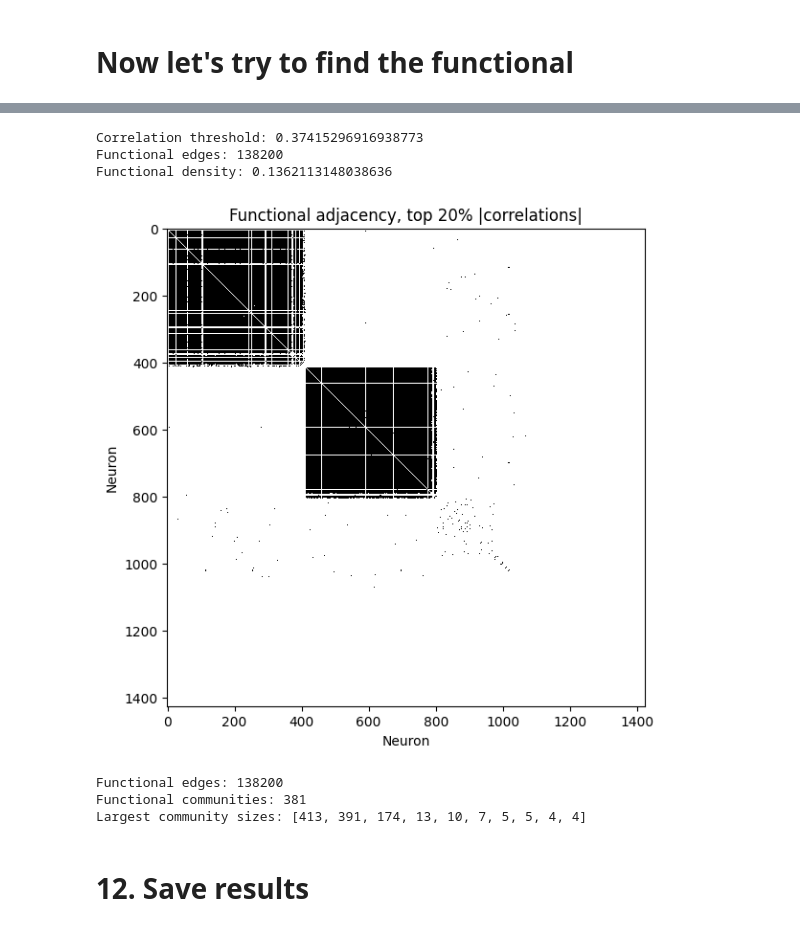
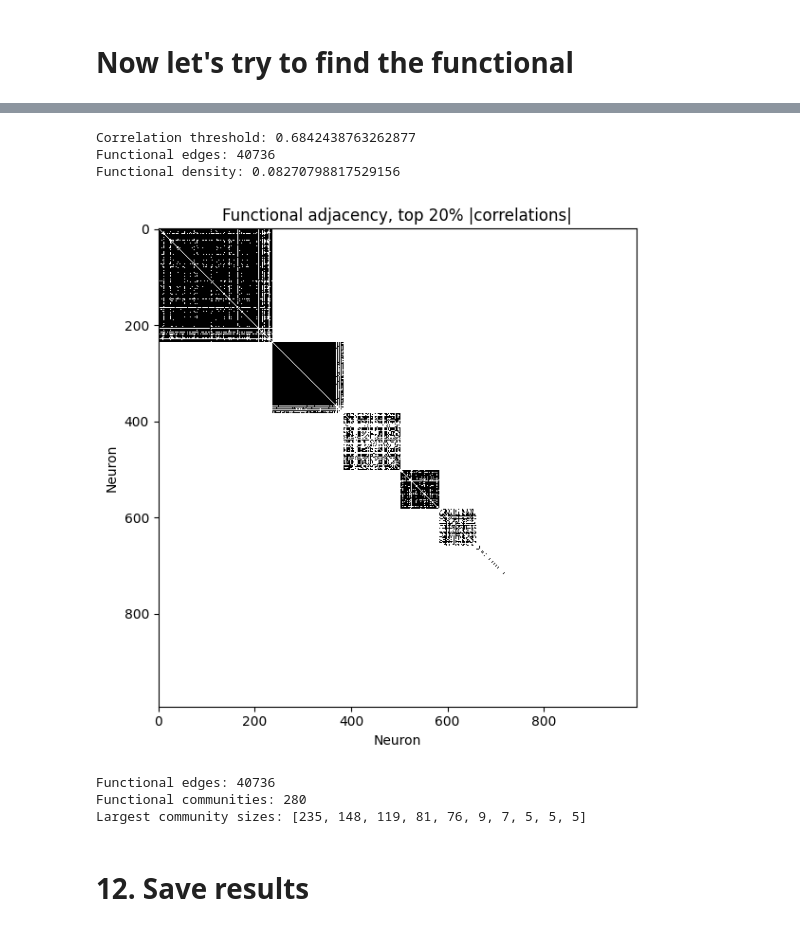
Before and after one commit to polmasipff/Neuroscience-Damage-in-Aggregated-Networks, a Jupyter notebook: simple_aggregated_network_damage_study.ipynb, the cells around one changed output, grey strips where cells are left out. Saved outputs shown, nothing was run; the diff lists cells and outputs as text; code cells hidden in the pictures.

```diff
--- a/simple_aggregated_network_damage_study.ipynb
+++ b/simple_aggregated_network_damage_study.ipynb
@@ -34,6 +34,7 @@ import networkx as nx
 from pathlib import Path
 
 SEED = 42
+
 rng = np.random.default_rng(SEED)
 
 # Spatial domain. Match this to your aggregation notebook.
@@ -42,7 +43,7 @@ L = 3.0
 # Izhikevich parameters, matching your current notebook logic.
 EXCITATORY_FRACTION = 0.8
 SIM_TIME = 3000
-MAX_EXC_WEIGHT = 2.9   # change to 8.5 if that is the version you want
+MAX_EXC_WEIGHT = 8   # change to 8.5 if that is the version you want
 MAX_INH_WEIGHT = 0.5
 NOISE_EXC = 3.0
 NOISE_INH = 2.0
@@ -605,6 +606,7 @@ def plot_raster(firings, cell_types=None, title="Raster plot of activity"):
     plt.xlabel("Time (ms)")
     plt.ylabel("Neuron")
     plt.title(title)
+    plt.gca().invert_yaxis()
     plt.tight_layout()
     plt.show()
 
@@ -667,9 +669,11 @@ def plot_raster_by_communities(
                     zorder=1
                 )
 
+
     plt.xlabel("Time (ms)")
     plt.ylabel("Neuron ordered by community")
     plt.title(title)
+    plt.gca().invert_yaxis()
     plt.tight_layout()
     plt.show()
 
@@ -850,0 +1109,23 @@ Largest community sizes: [420, 376, 369, 109, 63, 55, 14, 10, 9]
+# %%
+F, F_binary, F_ordered, order, communities = build_F_matrix(
+    firings_t=firings_demo[:, 0],
+    firings_i=firings_demo[:, 1],
+    SIM_TIME=SIM_TIME,
+    N=A_demo.shape[0]
+)
+F_binary = F_binary[np.ix_(order, order)]
+plt.figure(figsize=(8, 6))
+plt.imshow(
+    F_binary,
+    cmap="binary",
+    aspect="equal",
+    origin="upper",
+    vmin=0,
+    vmax=1
+)
+# plt.colorbar(label="Correlation")
+plt.title("Matriz funcional ordenada por comunidades")
+plt.xlabel("Neurona ordenada")
+plt.ylabel("Neurona ordenada")
+plt.tight_layout()
+plt.show()
@@ -975,34 +1263,34 @@ def plot_functional_adjacency(F, title="Functional adjacency", seed=42):
 # %%
 C_func, X_spikes, valid_neurons = functional_correlation_from_raster(
     firings=firings_demo,
     N=A_demo.shape[0],
     sim_time=SIM_TIME,
     bin_size=10,
     binary=True
 )
 
 F_func, corr_threshold = threshold_absolute_correlations(
     C_func,
-    percentile=80
+    percentile=90
 )
 
 print("Correlation threshold:", corr_threshold)
 print("Functional edges:", int(F_func.sum() // 2))
 print("Functional density:", F_func.sum() / (F_func.shape[0] * (F_func.shape[0] - 1)))
 
 plot_functional_adjacency(
     F_func,
     title=f"Functional adjacency, top {100 - 80}% |correlations|",
     seed=SEED
 )
 # %% [output]
-Correlation threshold: 0.37415296916938773
-Functional edges: 138200
-Functional density: 0.1362113148038636
+Correlation threshold: 0.6842438763262877
+Functional edges: 40736
+Functional density: 0.08270798817529156
-[figure, old version]
+[figure, new version]
-Functional edges: 138200
-Functional communities: 381
-Largest community sizes: [413, 391, 174, 13, 10, 7, 5, 5, 4, 4]
+Functional edges: 40736
+Functional communities: 280
+Largest community sizes: [235, 148, 119, 81, 76, 9, 7, 5, 5, 5]
 # %% [markdown]
 # 12. Save results
 # %%
```
Also changed, not shown: parts of 8 cells of this notebook, 24 other files.
